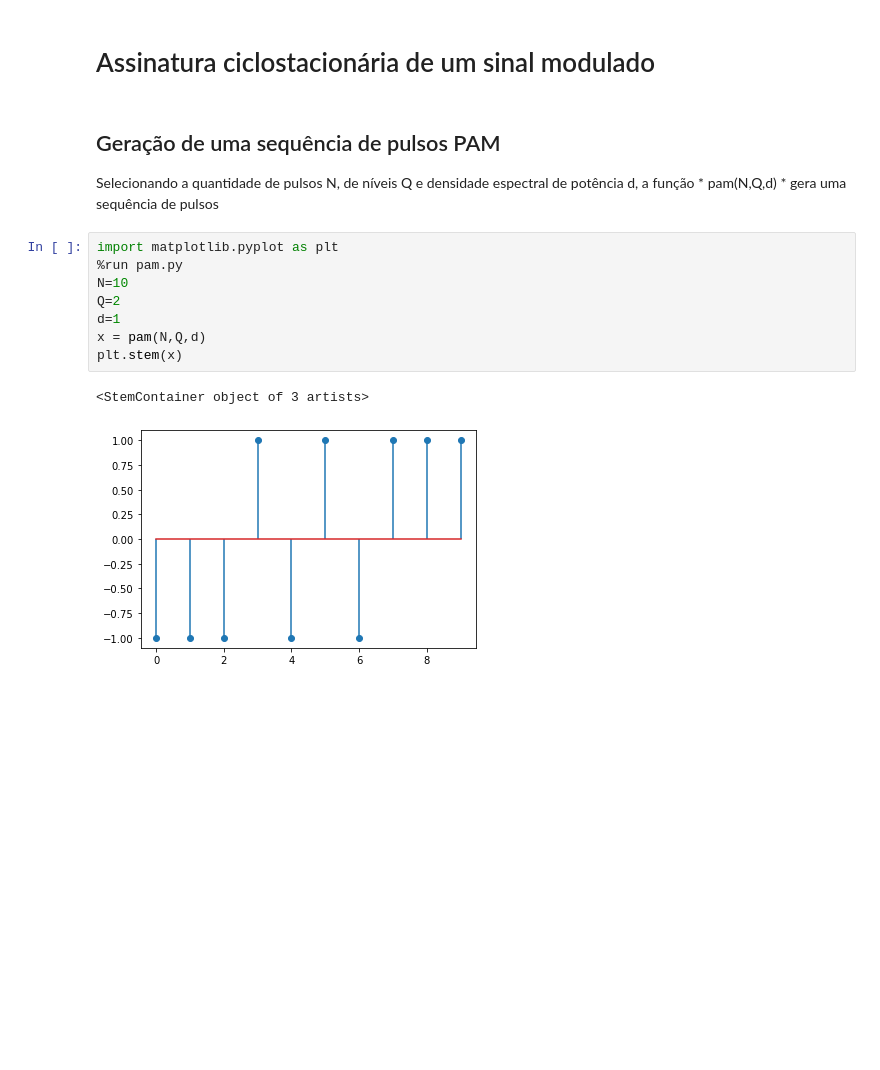
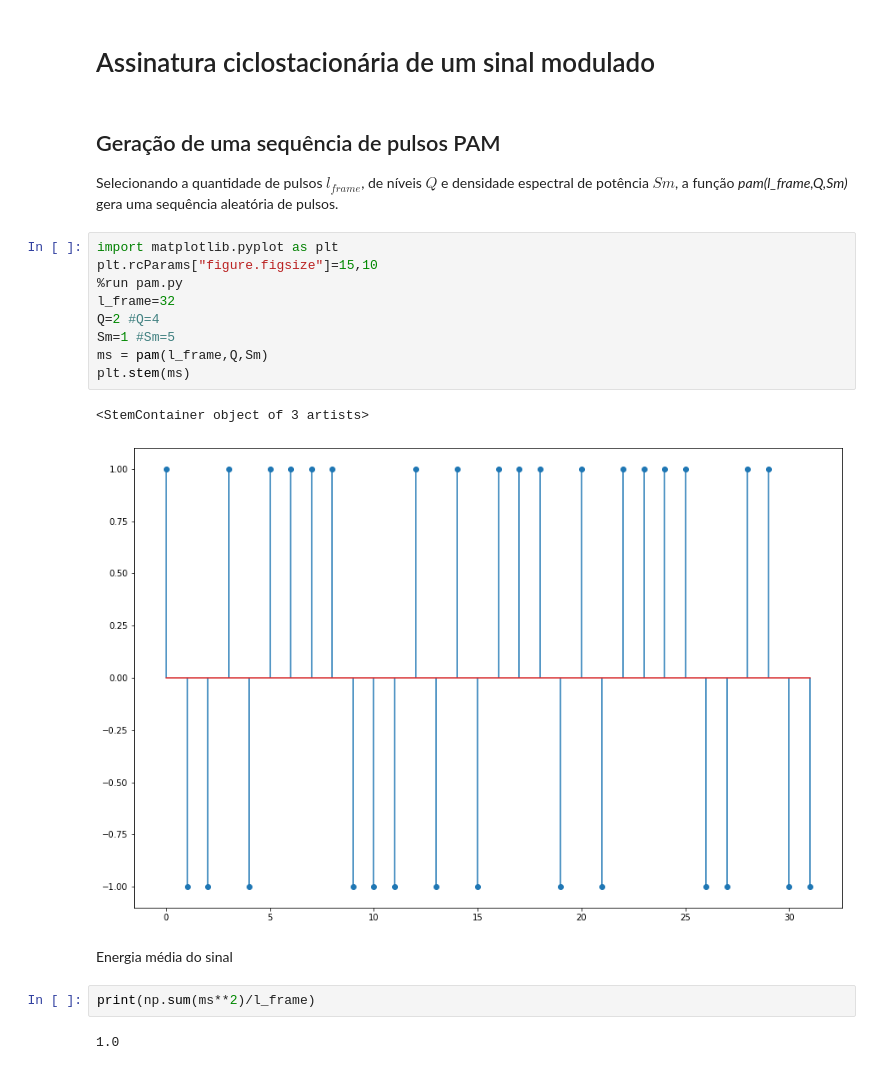
Before and after one commit to Lenival/ss_noma, a Jupyter notebook: cyclostationary_signature_calculation.ipynb, the cells around one changed output. Cells and saved outputs as stored; diff of their text form; blank space fills up the shorter version.

```diff
--- a/cyclostationary_signature_calculation.ipynb
+++ b/cyclostationary_signature_calculation.ipynb
@@ -2,15 +2,22 @@
 # Assinatura ciclostacionária de um sinal modulado
 # %% [markdown]
 ## Geração de uma sequência de pulsos PAM
-Selecionando a quantidade de pulsos N, de níveis Q e densidade espectral de potência d, a função * pam(N,Q,d) * gera uma sequência de pulsos
+Selecionando a quantidade de pulsos $l_{frame}$, de níveis $Q$ e densidade espectral de potência $Sm$, a função *pam(l_frame,Q,Sm)* gera uma sequência aleatória de pulsos.
 # %%
 import matplotlib.pyplot as plt
+plt.rcParams["figure.figsize"]=15,10
 %run pam.py
-N=10
-Q=2
-d=1
-x = pam(N,Q,d)
-plt.stem(x)
+l_frame=32
+Q=2 #Q=4
+Sm=1 #Sm=5
+ms = pam(l_frame,Q,Sm)
+plt.stem(ms)
 # %% [output]
 <StemContainer object of 3 artists>
-[figure, old version]
+[figure, new version]
+# %% [markdown]
+Energia média do sinal
+# %%
+print(np.sum(ms**2)/l_frame)
+# %% [output]
+1.0
```
Also changed, not shown: parts of 8 cells of this notebook.
